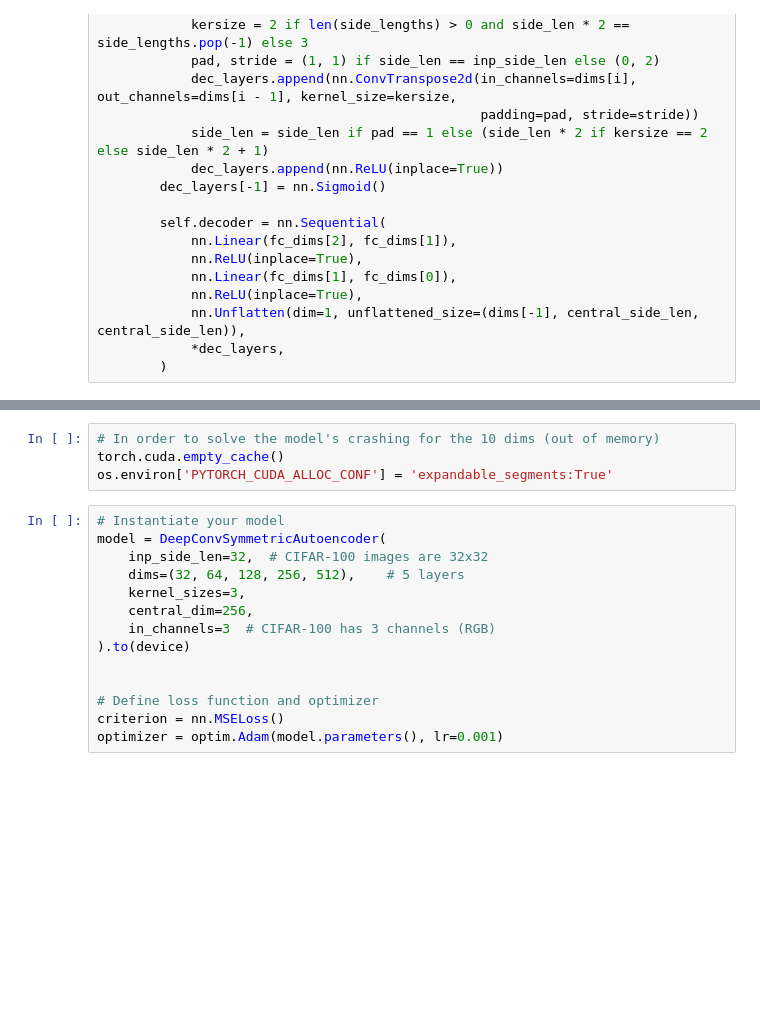
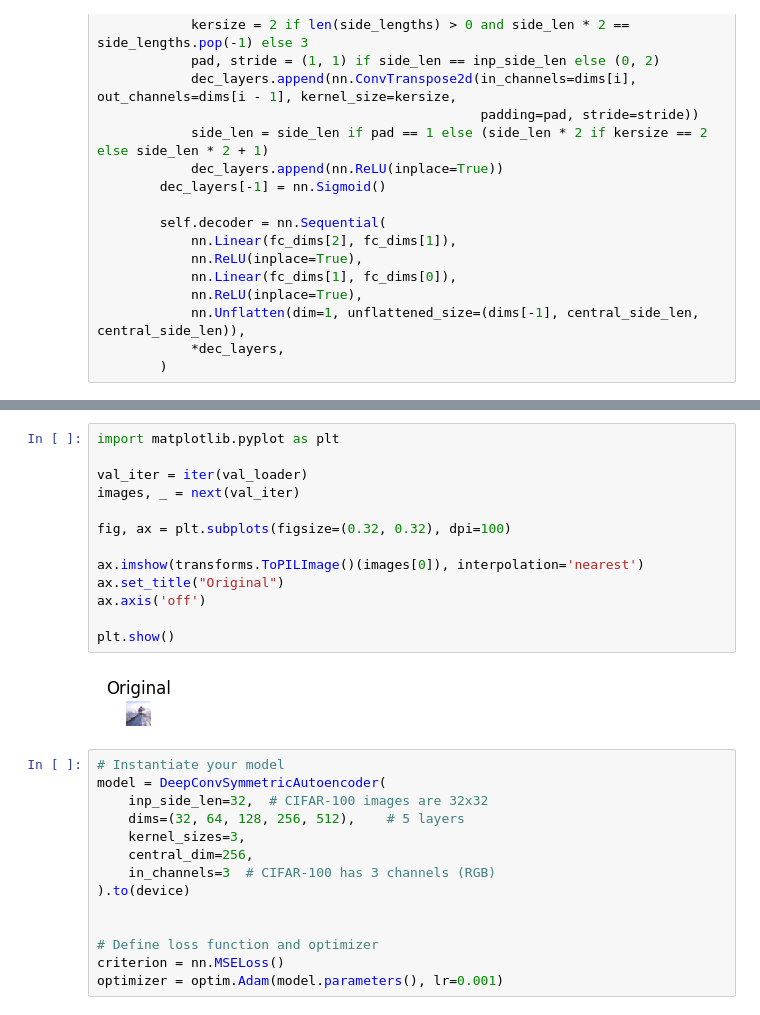
Before and after one commit to shira-chesler/Thesis_tries, a Jupyter notebook: Symmetric+Asymmetric_runs.ipynb, the cells around one changed output, grey strips where cells are left out. Cells and saved outputs as stored; diff of their text form; blank space fills up the shorter version.

```diff
--- a/Symmetric+Asymmetric_runs.ipynb
+++ b/Symmetric+Asymmetric_runs.ipynb
@@ -608,7 +607,18 @@ Files already downloaded and verified
-# %%
-# In order to solve the model's crashing for the 10 dims (out of memory)
-torch.cuda.empty_cache()
-os.environ['PYTORCH_CUDA_ALLOC_CONF'] = 'expandable_segments:True'
+# %%
+import matplotlib.pyplot as plt
+
+val_iter = iter(val_loader)
+images, _ = next(val_iter)
+
+fig, ax = plt.subplots(figsize=(0.32, 0.32), dpi=100)
+
+ax.imshow(transforms.ToPILImage()(images[0]), interpolation='nearest')
+ax.set_title("Original")
+ax.axis('off')
+
+plt.show()
+# %% [output]
+[figure, added]
 # %%
 # Instantiate your model
 model = DeepConvSymmetricAutoencoder(
```
Also changed, not shown: parts of 22 cells of this notebook.
